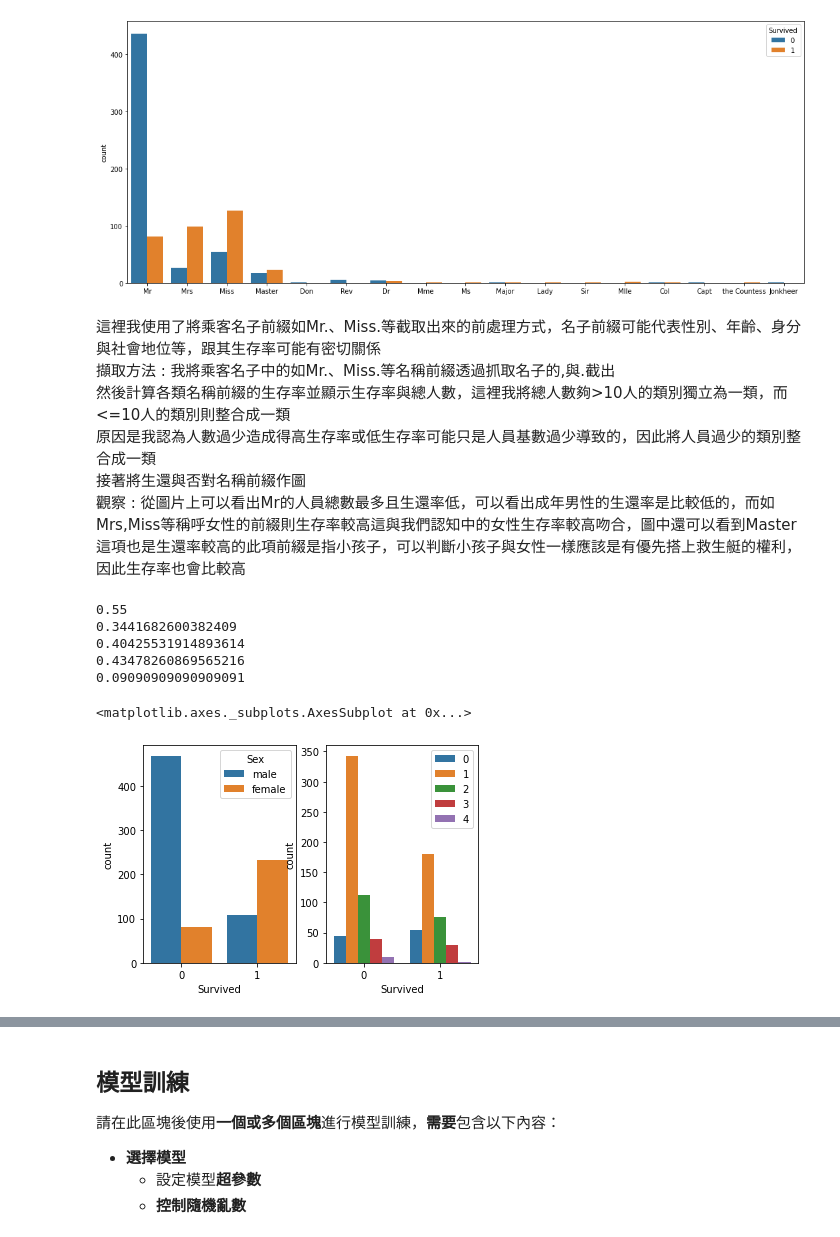
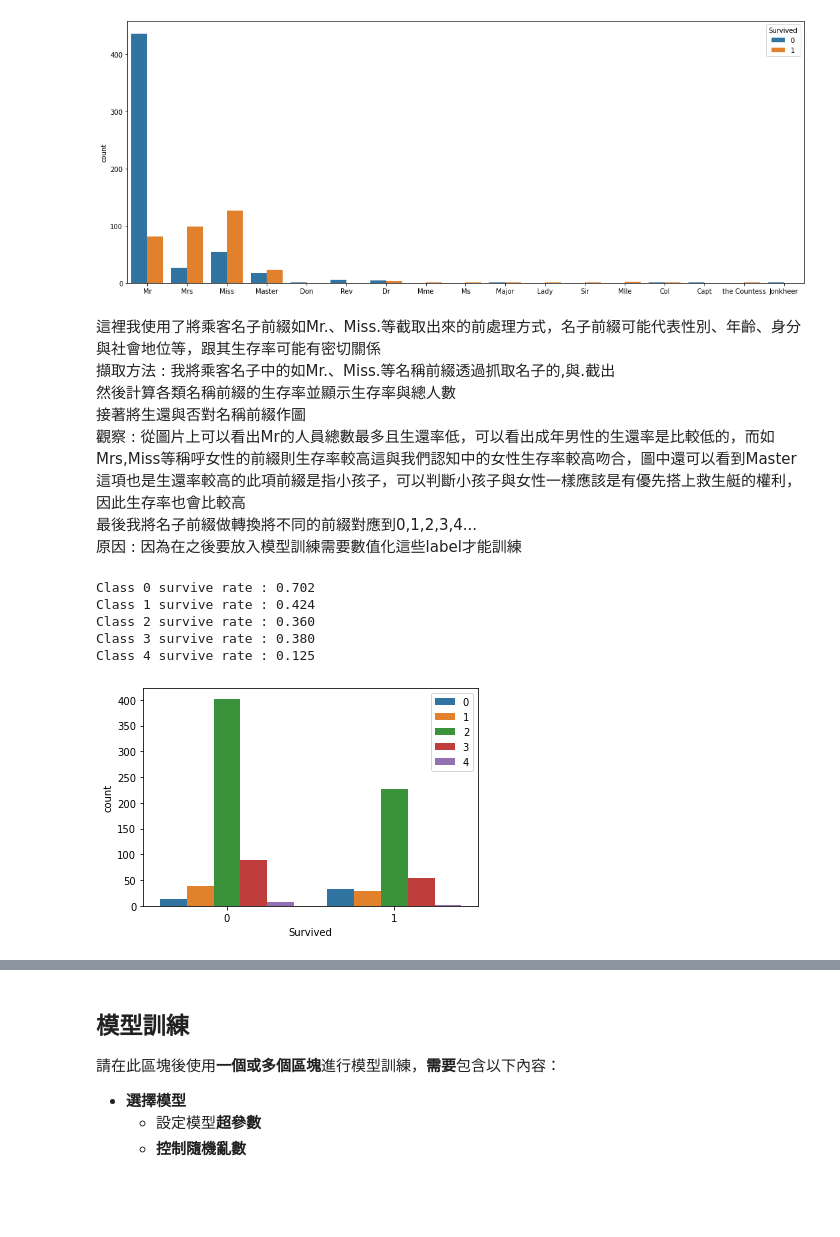
Before and after one commit to a43414786/FDA, a Jupyter notebook: FDA_HW2_F84086171/main.ipynb, the cells around one changed output, grey strips where cells are left out. Drawn from its saved outputs; the diff is of its cells as text; code cells hidden in the pictures; blank space fills up the shorter version.

```diff
--- a/FDA_HW2_F84086171/main.ipynb
+++ b/FDA_HW2_F84086171/main.ipynb
@@ -293,44 +259,53 @@ Jonkheer survived rate          : 0.000         Total number : 1
 # %% [markdown]
 這裡我使用了將乘客名子前綴如Mr.、Miss.等截取出來的前處理方式，名子前綴可能代表性別、年齡、身分與社會地位等，跟其生存率可能有密切關係<br>
 擷取方法 : 我將乘客名子中的如Mr.、Miss.等名稱前綴透過抓取名子的,與.截出<br>
-然後計算各類名稱前綴的生存率並顯示生存率與總人數，這裡我將總人數夠>10人的類別獨立為一類，而<=10人的類別則整合成一類<br>
-原因是我認為人數過少造成得高生存率或低生存率可能只是人員基數過少導致的，因此將人員過少的類別整合成一類<br>
+然後計算各類名稱前綴的生存率並顯示生存率與總人數<br>
 接著將生還與否對名稱前綴作圖<br>
-觀察 : 從圖片上可以看出Mr的人員總數最多且生還率低，可以看出成年男性的生還率是比較低的，而如Mrs,Miss等稱呼女性的前綴則生存率較高這與我們認知中的女性生存率較高吻合，圖中還可以看到Master這項也是生還率較高的此項前綴是指小孩子，可以判斷小孩子與女性一樣應該是有優先搭上救生艇的權利，因此生存率也會比較高
+觀察 : 從圖片上可以看出Mr的人員總數最多且生還率低，可以看出成年男性的生還率是比較低的，而如Mrs,Miss等稱呼女性的前綴則生存率較高這與我們認知中的女性生存率較高吻合，圖中還可以看到Master這項也是生還率較高的此項前綴是指小孩子，可以判斷小孩子與女性一樣應該是有優先搭上救生艇的權利，因此生存率也會比較高<br>
+最後我將名子前綴做轉換將不同的前綴對應到0,1,2,3,4...<br>
+原因 : 因為在之後要放入模型訓練需要數值化這些label才能訓練
 # %%
-
 from sklearn.impute import SimpleImputer       # 匯入填補缺失值的工具
 
-sex = df.Sex
-age = df.Age
+def process_age(df,cal_survived=False,plot=False):
+    age = df.Age
 
-imputer = SimpleImputer(strategy='median')     # 創造 imputer 並設定填補策略
-age = age.to_numpy().reshape(-1, 1)
-imputer.fit(age)                               # 根據資料學習需要填補的值
-age = imputer.transform(age)        # 填補缺失值
+    imputer = SimpleImputer(strategy='most_frequent')     # 創造 imputer 並設定填補策略
+    age = age.to_numpy().reshape(-1, 1)
+    imputer.fit(age)                               # 根據資料學習需要填補的值
+    age = imputer.transform(age)        # 填補缺失值
 
-age = [i[0] for i in age]
+    ageCatalog = []
 
-bins = 5
-ans = pd.cut(age,bins = bins,labels = range(bins))
-ageSurvive = np.zeros((bins,2),np.int32)
+    for i in age:
+        if i <= 6:
+            ageCatalog.append(0)
+        elif i > 6 and i <= 17:
+            ageCatalog.append(1)
+        elif i > 17 and i <= 40:
+            ageCatalog.append(2)
+        elif i > 40 and i <= 65:
+            ageCatalog.append(3)
+        elif i > 65:
+            ageCatalog.append(4)
 
-for i in range(len(age)):
-    ageSurvive[ans[i]][survived[i]] += 1
+    if cal_survived:
+        ageSurvived = np.zeros((5,2))
+        for i in range(len(ageCatalog)):
+            ageSurvived[ageCatalog[i]][survived[i]] += 1
+        for i in range(len(ageSurvived)):
+            survive = ageSurvived[i][1]
+            total = ageSurvived[i][0] + ageSurvived[i][1]
+            print('Class {} survive rate : {:.3f}'.format(i,survive/total))
 
-# print(ageSurvive)
-# sex = sex.map({'female'})
-for i in ageSurvive:
-    print((i[1]) / (i[0] + i[1]))
-plt.subplot(1,2,1)
-sns.countplot(survived,hue=sex)
-plt.subplot(1,2,2)
-sns.countplot(survived,hue=ans)
+    if plot:sns.countplot(survived,hue=ageCatalog)
+    return ageCatalog
+
+ageCatalog = process_age(df,True,True)
 # %% [output]
-0.55
-0.3441682600382409
-0.40425531914893614
-0.43478260869565216
-0.09090909090909091
+Class 0 survive rate : 0.702
+Class 1 survive rate : 0.424
+Class 2 survive rate : 0.360
+Class 3 survive rate : 0.380
+Class 4 survive rate : 0.125
-<matplotlib.axes._subplots.AxesSubplot at 0x...>
-[figure, old version]
+[figure, new version]
```
Also changed, not shown: parts of 18 cells of this notebook, 1 other file.
